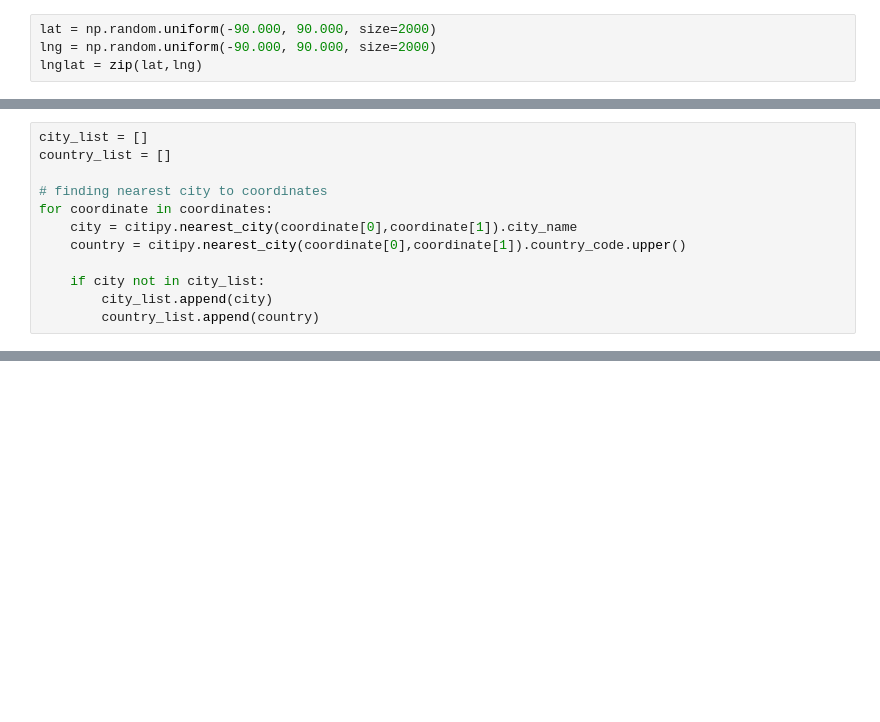
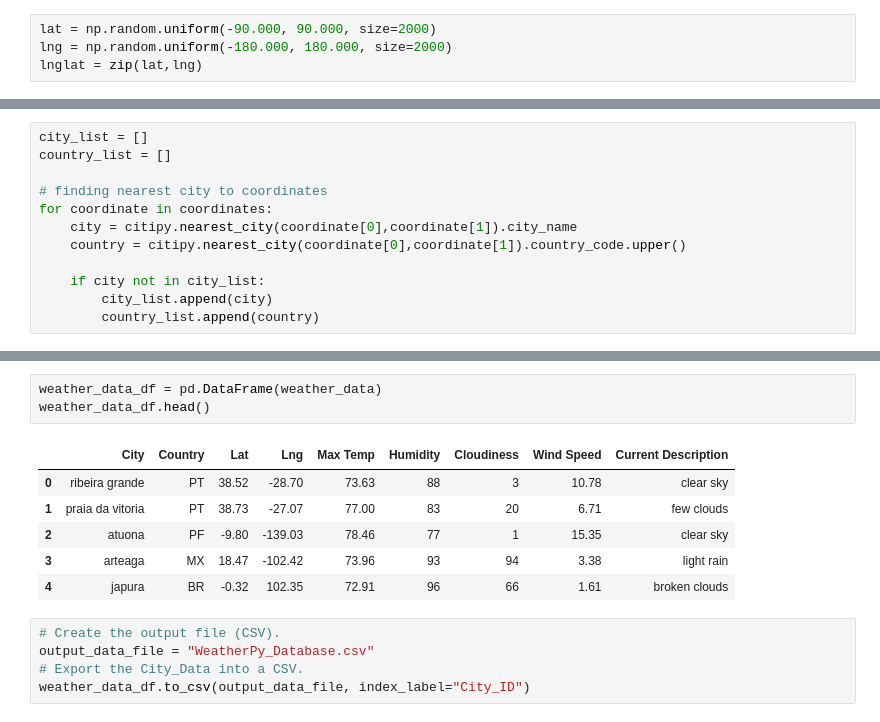
Before and after one commit to pat-tsai/World_Weather_Analysis, a Jupyter notebook: Weather_Database/Weather_Database.ipynb, the cells around one changed output, grey strips where cells are left out. Drawn from its saved outputs; the diff is of its cells as text; blank space fills up the shorter version.

```diff
--- a/Weather_Database/Weather_Database.ipynb
+++ b/Weather_Database/Weather_Database.ipynb
@@ -6,7 +6,7 @@ from config import weather_api_key
 import numpy as np
 # %%
 lat = np.random.uniform(-90.000, 90.000, size=2000)
-lng = np.random.uniform(-90.000, 90.000, size=2000)
+lng = np.random.uniform(-180.000, 180.000, size=2000)
 lnglat = zip(lat,lng)
 # %%
 coordinates = list(lnglat)
@@ -125,0 +126,15 @@ http://api.openweathermap.org/data/2.5/weather?units=Imperial&APPID=3befd3c1168c
+# %%
+weather_data_df = pd.DataFrame(weather_data)
+weather_data_df.head()
+# %% [output]
+|  | City | Country | Lat | Lng | Max Temp | Humidity | Cloudiness | Wind Speed | Current Description |
+| 0 | ribeira grande | PT | 38.52 | -28.70 | 73.63 | 88 | 3 | 10.78 | clear sky |
+| 1 | praia da vitoria | PT | 38.73 | -27.07 | 77.00 | 83 | 20 | 6.71 | few clouds |
+| 2 | atuona | PF | -9.80 | -139.03 | 78.46 | 77 | 1 | 15.35 | clear sky |
+| 3 | arteaga | MX | 18.47 | -102.42 | 73.96 | 93 | 94 | 3.38 | light rain |
+| 4 | japura | BR | -0.32 | 102.35 | 72.91 | 96 | 66 | 1.61 | broken clouds |
+# %%
+# Create the output file (CSV).
+output_data_file = "WeatherPy_Database.csv"
+# Export the City_Data into a CSV.
+weather_data_df.to_csv(output_data_file, index_label="City_ID")
```
Also changed, not shown: parts of 3 cells of this notebook, 8 other files.
